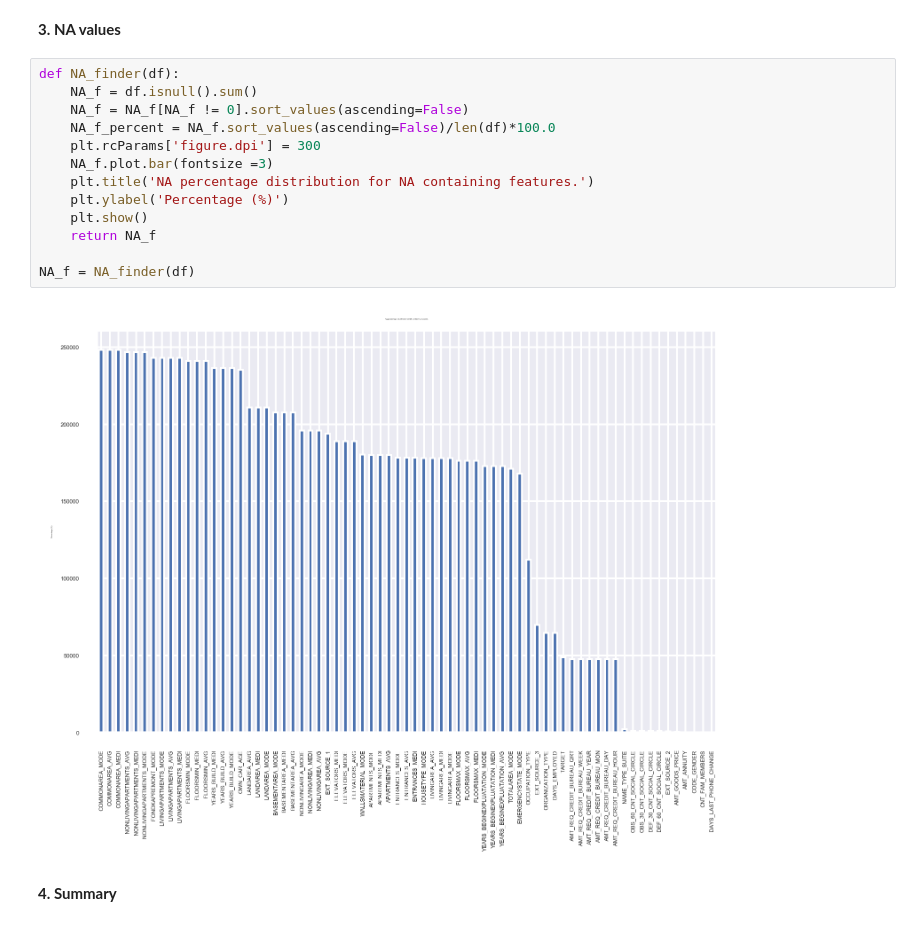
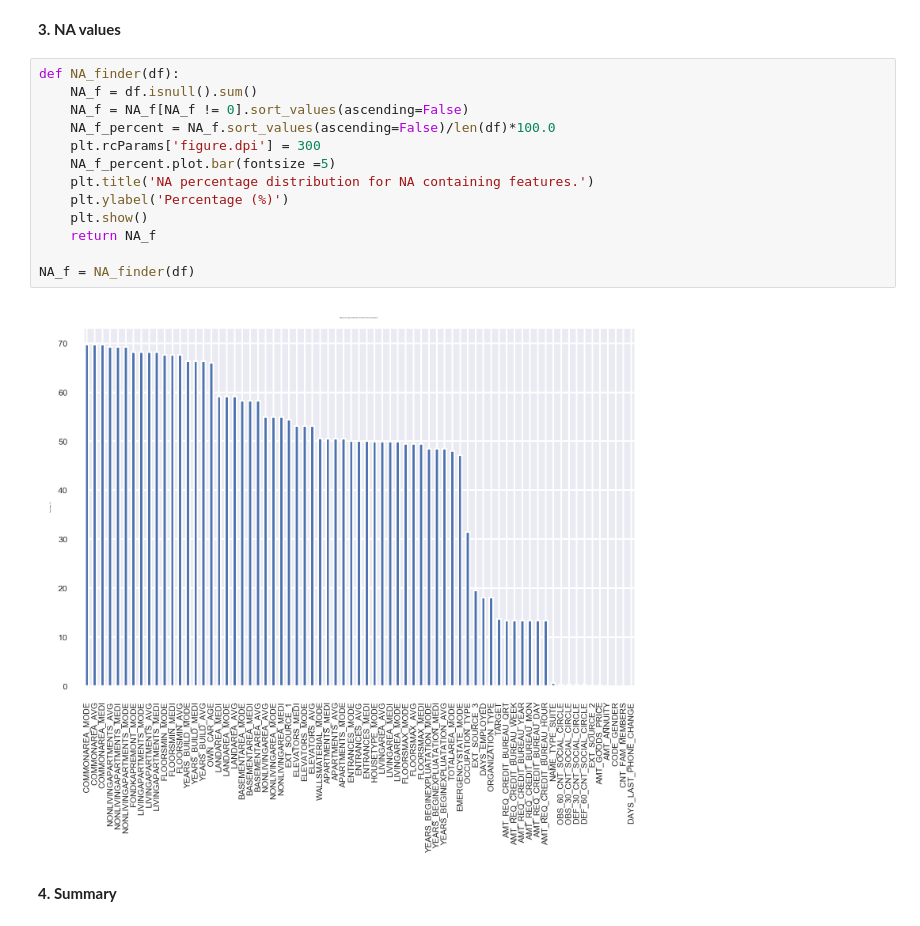
Before and after one commit to cryswen/HomeCreditRisk, a Jupyter notebook: EDA.ipynb, the cells around one changed output. Cells and saved outputs as stored; diff of their text form.

Commit message:
updated NA percentage plot

```diff
--- a/EDA.ipynb
+++ b/EDA.ipynb
@@ -285,18 +285,18 @@ __3. NA values__
 # %%
 def NA_finder(df):
     NA_f = df.isnull().sum()
     NA_f = NA_f[NA_f != 0].sort_values(ascending=False)
     NA_f_percent = NA_f.sort_values(ascending=False)/len(df)*100.0
     plt.rcParams['figure.dpi'] = 300
-    NA_f.plot.bar(fontsize =3)
+    NA_f_percent.plot.bar(fontsize =5)
     plt.title('NA percentage distribution for NA containing features.')
     plt.ylabel('Percentage (%)')
     plt.show()
     return NA_f
 
 NA_f = NA_finder(df)
 # %% [output]
-[figure, old version]
+[figure, new version]
 # %% [markdown]
 __4. Summary__
 # %% [markdown]
```
